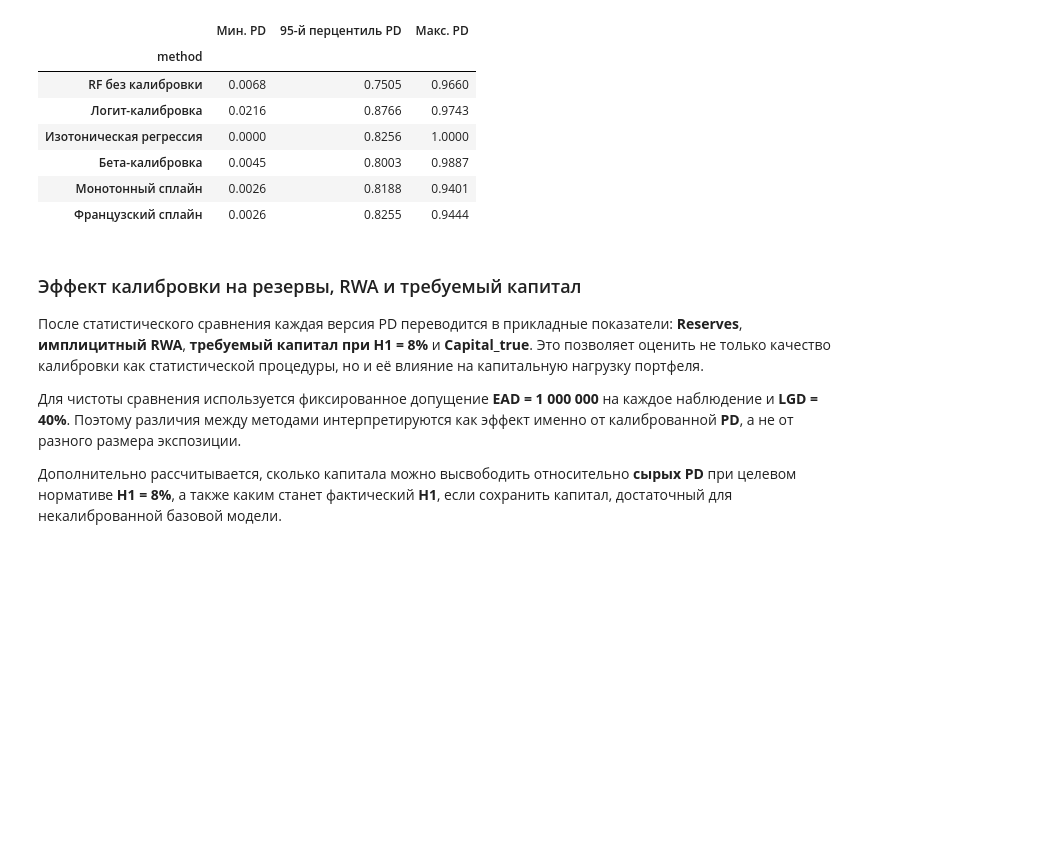
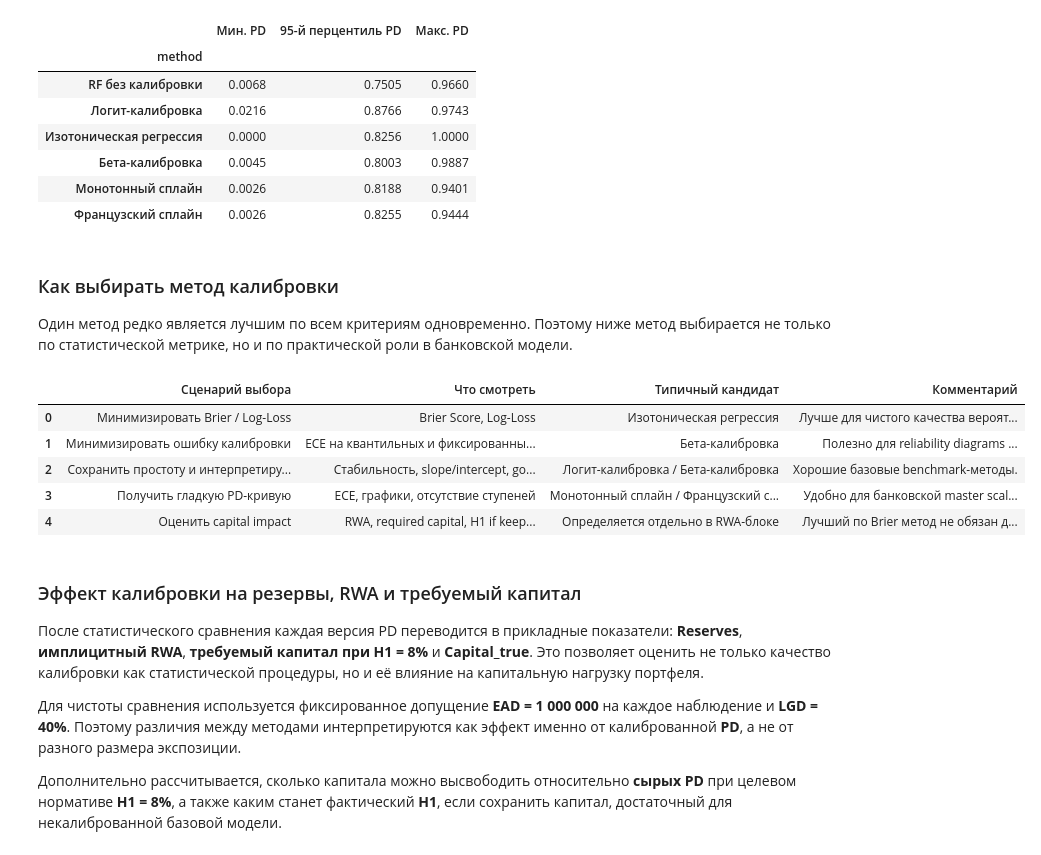
Before and after one commit to ddudenko275-boop/ColebrationTedo, a Jupyter notebook: notebooks/pd_calibration.ipynb, the cells around one changed output. Cells and saved outputs as stored; diff of their text form; code cells hidden in the pictures; blank space fills up the shorter version.

```diff
--- a/notebooks/pd_calibration.ipynb
+++ b/notebooks/pd_calibration.ipynb
@@ -321,6 +367,52 @@ RF без калибровки         0.9316  0.8633   0.7380
 | Бета-калибровка | 0.0045 | 0.8003 | 0.9887 |
 | Монотонный сплайн | 0.0026 | 0.8188 | 0.9401 |
 | Французский сплайн | 0.0026 | 0.8255 | 0.9444 |
+# %% [markdown]
+### Как выбирать метод калибровки
+
+Один метод редко является лучшим по всем критериям одновременно. Поэтому ниже метод выбирается не только по статистической метрике, но и по практической роли в банковской модели.
+# %%
+selection_table = pd.DataFrame([
+    {
+        "Сценарий выбора": "Минимизировать Brier / Log-Loss",
+        "Что смотреть": "Brier Score, Log-Loss",
+        "Типичный кандидат": df_results["brier_score"].idxmin(),
+        "Комментарий": "Лучше для чистого качества вероятностного прогноза.",
+    },
+    {
+        "Сценарий выбора": "Минимизировать ошибку калибровки",
+        "Что смотреть": "ECE на квантильных и фиксированных бинах",
+        "Типичный кандидат": df_results["ece_quantile"].idxmin(),
+        "Комментарий": "Полезно для reliability diagrams и backtesting PD.",
+    },
+    {
+        "Сценарий выбора": "Сохранить простоту и интерпретируемость",
+        "Что смотреть": "Стабильность, slope/intercept, governance",
+        "Типичный кандидат": "Логит-калибровка / Бета-калибровка",
+        "Комментарий": "Хорошие базовые benchmark-методы.",
+    },
+    {
+        "Сценарий выбора": "Получить гладкую PD-кривую",
+        "Что смотреть": "ECE, графики, отсутствие ступеней",
+        "Типичный кандидат": "Монотонный сплайн / Французский сплайн",
+        "Комментарий": "Удобно для банковской master scale и презентации калибровочной функции.",
+    },
+    {
+        "Сценарий выбора": "Оценить capital impact",
+        "Что смотреть": "RWA, required capital, H1 if keep raw capital",
+        "Типичный кандидат": "Определяется отдельно в RWA-блоке",
+        "Комментарий": "Лучший по Brier метод не обязан давать минимальный капитал.",
+    },
+])
+
+display(selection_table)
+# %% [output]
+|  | Сценарий выбора | Что смотреть | Типичный кандидат | Комментарий |
+| 0 | Минимизировать Brier / Log-Loss | Brier Score, Log-Loss | Изотоническая регрессия | Лучше для чистого качества вероят... |
+| 1 | Минимизировать ошибку калибровки | ECE на квантильных и фиксированны... | Бета-калибровка | Полезно для reliability diagrams ... |
+| 2 | Сохранить простоту и интерпретиру... | Стабильность, slope/intercept, go... | Логит-калибровка / Бета-калибровка | Хорошие базовые benchmark-методы. |
+| 3 | Получить гладкую PD-кривую | ECE, графики, отсутствие ступеней | Монотонный сплайн / Французский с... | Удобно для банковской master scal... |
+| 4 | Оценить capital impact | RWA, required capital, H1 if keep... | Определяется отдельно в RWA-блоке | Лучший по Brier метод не обязан д... |
 # %% [markdown]
 ### Эффект калибровки на резервы, RWA и требуемый капитал
 
```
Also changed, not shown: parts of 4 cells of this notebook.
